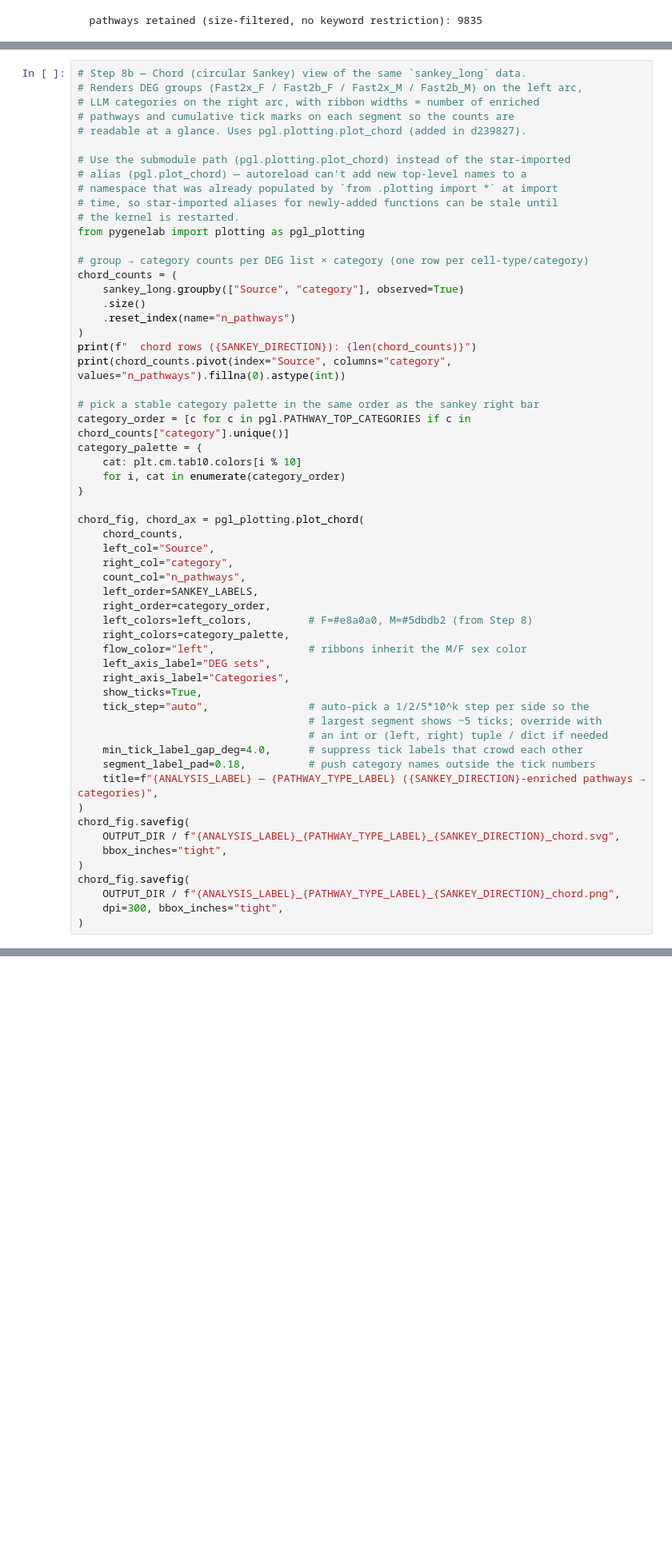
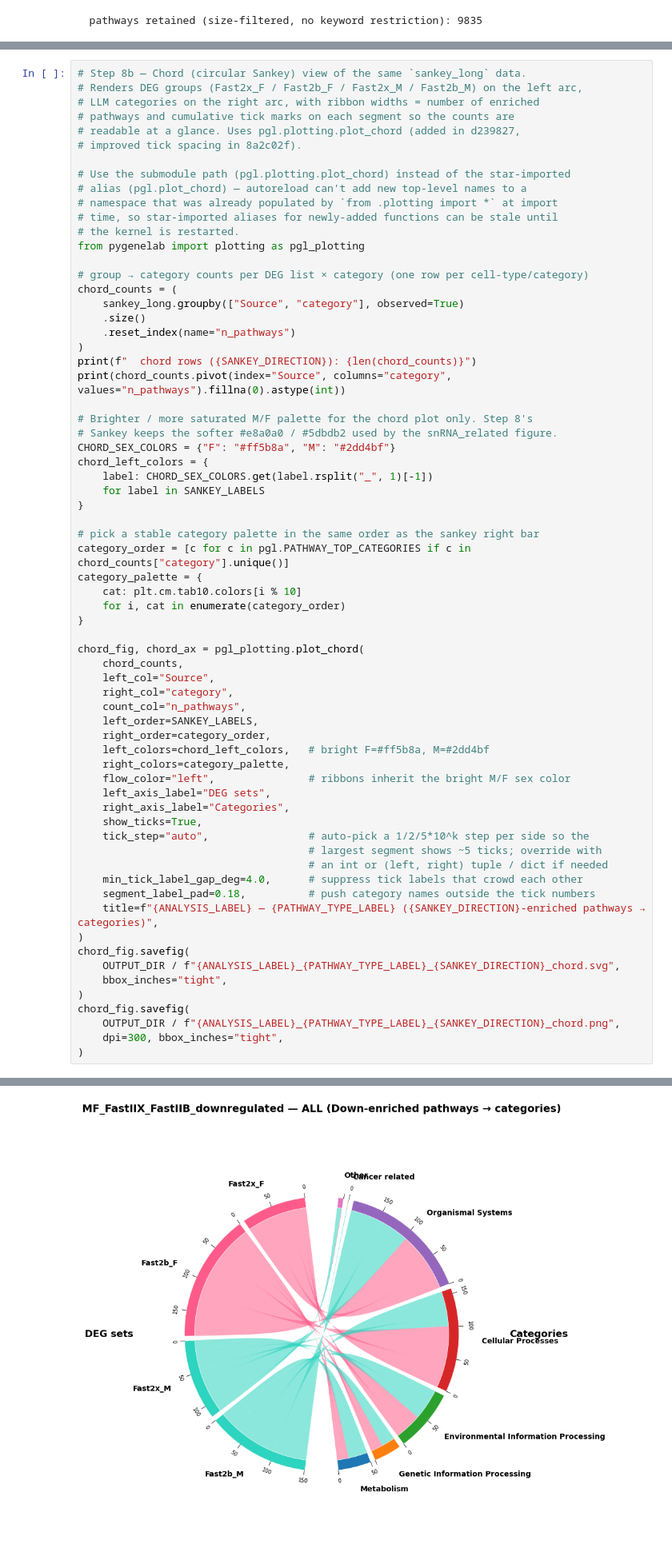
Before and after one commit to sachha-naksha/TA_muscle_ageing, a Jupyter notebook: py_scripts/3_geneset_scores/DEG_Functional_Enrichment.ipynb, the cells around one changed output, grey strips where cells are left out. Shown at 80% size. Cells and saved outputs as stored; diff of their text form; blank space fills up the shorter version.

```diff
--- a/py_scripts/3_geneset_scores/DEG_Functional_Enrichment.ipynb
+++ b/py_scripts/3_geneset_scores/DEG_Functional_Enrichment.ipynb
@@ -420,7 +425,8 @@ Fast2x_M      1
 # Renders DEG groups (Fast2x_F / Fast2b_F / Fast2x_M / Fast2b_M) on the left arc,
 # LLM categories on the right arc, with ribbon widths = number of enriched
 # pathways and cumulative tick marks on each segment so the counts are
-# readable at a glance. Uses pgl.plotting.plot_chord (added in d239827).
+# readable at a glance. Uses pgl.plotting.plot_chord (added in d239827,
+# improved tick spacing in 8a2c02f).
 
 # Use the submodule path (pgl.plotting.plot_chord) instead of the star-imported
 # alias (pgl.plot_chord) — autoreload can't add new top-level names to a
@@ -438,6 +444,14 @@ chord_counts = (
 print(f"  chord rows ({SANKEY_DIRECTION}): {len(chord_counts)}")
 print(chord_counts.pivot(index="Source", columns="category", values="n_pathways").fillna(0).astype(int))
 
+# Brighter / more saturated M/F palette for the chord plot only. Step 8's
+# Sankey keeps the softer #e8a0a0 / #5dbdb2 used by the snRNA_related figure.
+CHORD_SEX_COLORS = {"F": "#ff5b8a", "M": "#2dd4bf"}
+chord_left_colors = {
+    label: CHORD_SEX_COLORS.get(label.rsplit("_", 1)[-1])
+    for label in SANKEY_LABELS
+}
+
 # pick a stable category palette in the same order as the sankey right bar
 category_order = [c for c in pgl.PATHWAY_TOP_CATEGORIES if c in chord_counts["category"].unique()]
 category_palette = {
@@ -452,9 +466,9 @@ chord_fig, chord_ax = pgl_plotting.plot_chord(
     count_col="n_pathways",
     left_order=SANKEY_LABELS,
     right_order=category_order,
-    left_colors=left_colors,         # F=#e8a0a0, M=#5dbdb2 (from Step 8)
+    left_colors=chord_left_colors,   # bright F=#ff5b8a, M=#2dd4bf
     right_colors=category_palette,
-    flow_color="left",               # ribbons inherit the M/F sex color
+    flow_color="left",               # ribbons inherit the bright M/F sex color
     left_axis_label="DEG sets",
     right_axis_label="Categories",
     show_ticks=True,
@@ -473,3 +487,4 @@ chord_fig.savefig(
     OUTPUT_DIR / f"{ANALYSIS_LABEL}_{PATHWAY_TYPE_LABEL}_{SANKEY_DIRECTION}_chord.png",
     dpi=300, bbox_inches="tight",
 )
+# %% [output]
@@ -476,3 +508,4 @@ chord_fig.savefig(
+[figure, added]
 # %% [markdown]
 ## Step 9 — Heatmap of curated metabolism pathways (full DEG list, no top-N cap)
 
```
Also changed, not shown: parts of 7 cells of this notebook.
